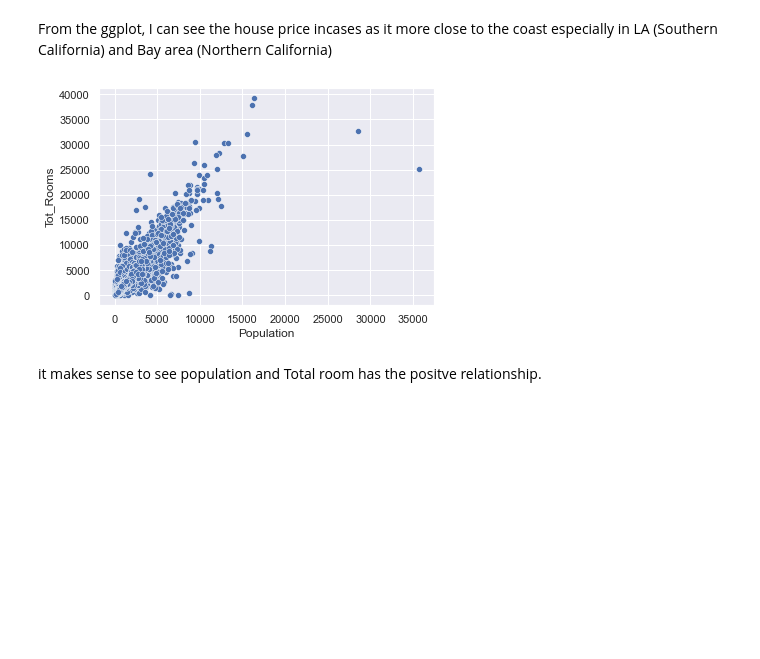
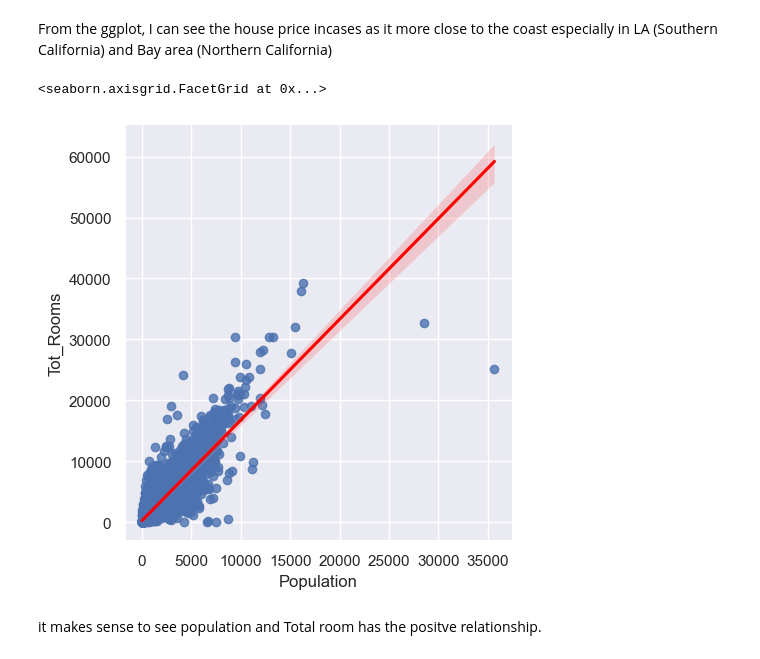
Before and after one commit to melodyhc/springboard, a Jupyter notebook: Capstone project 2_/Data Wrangling and EDA.ipynb, the cells around one changed output. Cells and saved outputs as stored; diff of their text form; code cells hidden in the pictures; blank space fills up the shorter version.

```diff
--- a/Capstone project 2_/Data Wrangling and EDA.ipynb
+++ b/Capstone project 2_/Data Wrangling and EDA.ipynb
@@ -317,10 +332,12 @@ ggplot(data = df)+
 # %% [markdown]
 From the ggplot, I can see the house price incases as it more close to the coast especially in LA (Southern California) and Bay area (Northern California)
 # %%
-sns.scatterplot(x=df["Population"], y=df["Tot_Rooms"])
-plt.show()
+#sns.scatterplot(x=df["Population"], y=df["Tot_Rooms"])
+#plt.show()
+sns.lmplot(x="Population", y="Tot_Rooms", data=df, line_kws={"color": "red"})
 # %% [output]
+<seaborn.axisgrid.FacetGrid at 0x...>
-[figure, old version]
+[figure, new version]
 # %% [markdown]
  it makes sense to see population and Total room has the positve relationship.
 # %%
```
Also changed, not shown: parts of 10 cells of this notebook.
